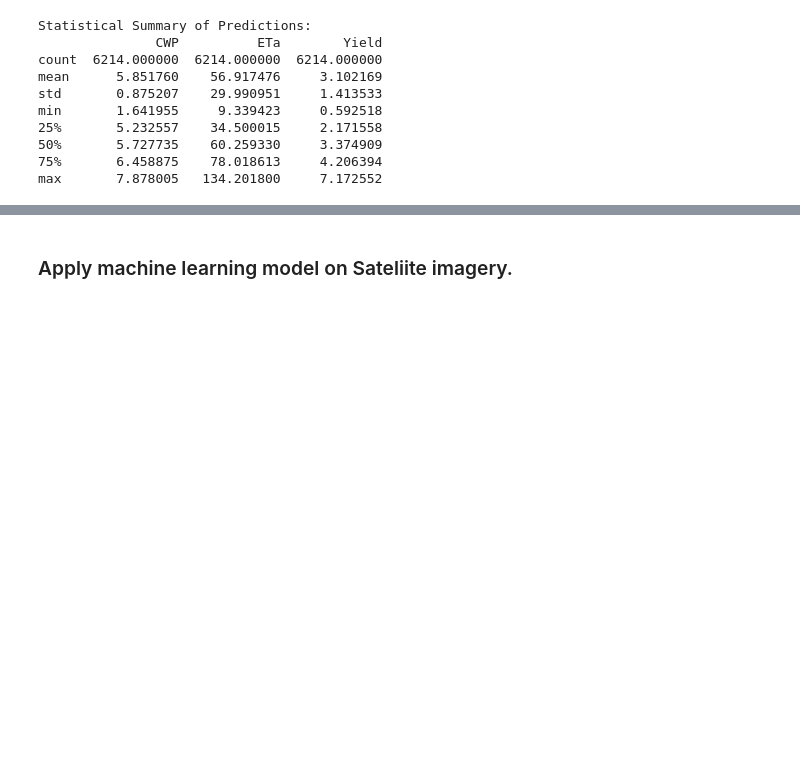
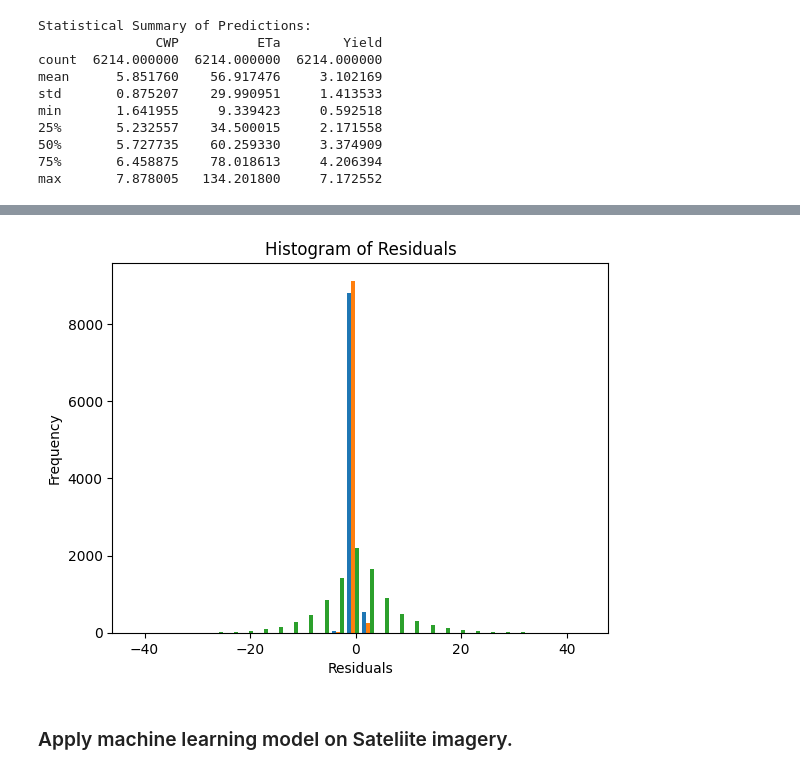
Before and after one commit to alfredamboka/FinalYearProject, a Jupyter notebook: mainProjectCode.ipynb, the cells around one changed output, grey strips where cells are left out. Drawn from its saved outputs; the diff is of its cells as text; code cells hidden in the pictures; blank space fills up the shorter version.

```diff
--- a/mainProjectCode.ipynb
+++ b/mainProjectCode.ipynb
@@ -3169,3 +3208,11 @@ max       7.878005   134.201800     7.172552
+# %%
+plt.hist(residuals, bins=30)
+plt.xlabel("Residuals")
+plt.ylabel("Frequency")
+plt.title("Histogram of Residuals")
+plt.show()
+# %% [output]
+[figure, added]
 # %% [markdown]
 ### Apply machine learning model on Sateliite imagery.
 # %%
```
Also changed, not shown: parts of 5 cells of this notebook.
